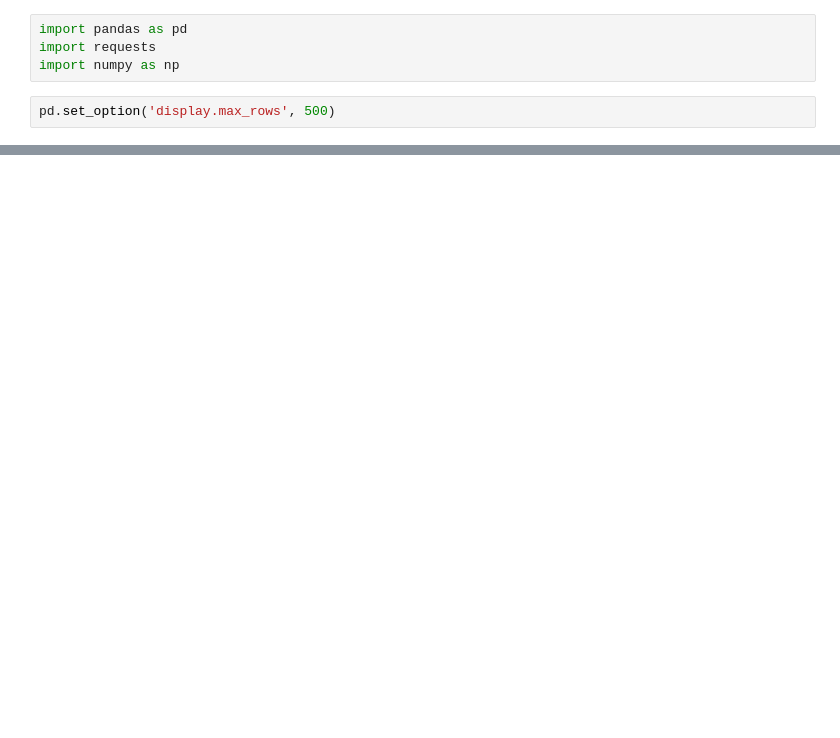
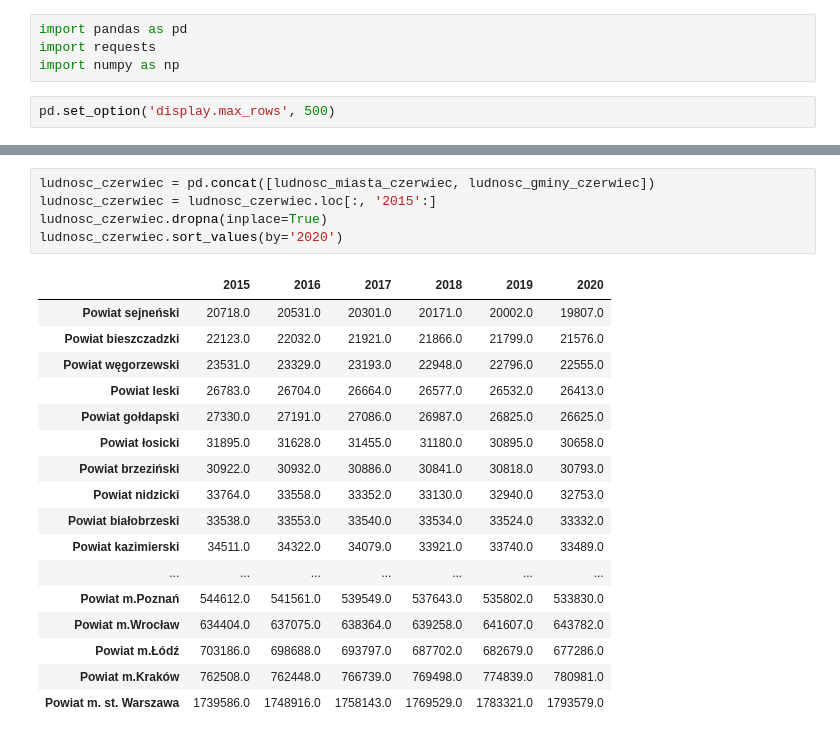
Before and after one commit to wojtekolesinski/bicycle-shop-case-study, a Jupyter notebook: notebook.ipynb, the cells around one changed output, grey strips where cells are left out. Cells and saved outputs as stored; diff of their text form; blank space fills up the shorter version.

```diff
--- a/notebook.ipynb
+++ b/notebook.ipynb
@@ -71,0 +159,23 @@ zarobki.loc[:, '2015':].dropna(axis=0, how='any').agg(np.mean, axis=1).sort_valu
+# %%
+ludnosc_czerwiec = pd.concat([ludnosc_miasta_czerwiec, ludnosc_gminy_czerwiec])
+ludnosc_czerwiec = ludnosc_czerwiec.loc[:, '2015':]
+ludnosc_czerwiec.dropna(inplace=True)
+ludnosc_czerwiec.sort_values(by='2020')
+# %% [output]
+|  | 2015 | 2016 | 2017 | 2018 | 2019 | 2020 |
+| Powiat sejneński | 20718.0 | 20531.0 | 20301.0 | 20171.0 | 20002.0 | 19807.0 |
+| Powiat bieszczadzki | 22123.0 | 22032.0 | 21921.0 | 21866.0 | 21799.0 | 21576.0 |
+| Powiat węgorzewski | 23531.0 | 23329.0 | 23193.0 | 22948.0 | 22796.0 | 22555.0 |
+| Powiat leski | 26783.0 | 26704.0 | 26664.0 | 26577.0 | 26532.0 | 26413.0 |
+| Powiat gołdapski | 27330.0 | 27191.0 | 27086.0 | 26987.0 | 26825.0 | 26625.0 |
+| Powiat łosicki | 31895.0 | 31628.0 | 31455.0 | 31180.0 | 30895.0 | 30658.0 |
+| Powiat brzeziński | 30922.0 | 30932.0 | 30886.0 | 30841.0 | 30818.0 | 30793.0 |
+| Powiat nidzicki | 33764.0 | 33558.0 | 33352.0 | 33130.0 | 32940.0 | 32753.0 |
+| Powiat białobrzeski | 33538.0 | 33553.0 | 33540.0 | 33534.0 | 33524.0 | 33332.0 |
+| Powiat kazimierski | 34511.0 | 34322.0 | 34079.0 | 33921.0 | 33740.0 | 33489.0 |
+| ... | ... | ... | ... | ... | ... | ... |
+| Powiat m.Poznań | 544612.0 | 541561.0 | 539549.0 | 537643.0 | 535802.0 | 533830.0 |
+| Powiat m.Wrocław | 634404.0 | 637075.0 | 638364.0 | 639258.0 | 641607.0 | 643782.0 |
+| Powiat m.Łódź | 703186.0 | 698688.0 | 693797.0 | 687702.0 | 682679.0 | 677286.0 |
+| Powiat m.Kraków | 762508.0 | 762448.0 | 766739.0 | 769498.0 | 774839.0 | 780981.0 |
+| Powiat m. st. Warszawa | 1739586.0 | 1748916.0 | 1758143.0 | 1769529.0 | 1783321.0 | 1793579.0 |
```
Also changed, not shown: parts of 27 cells of this notebook.
